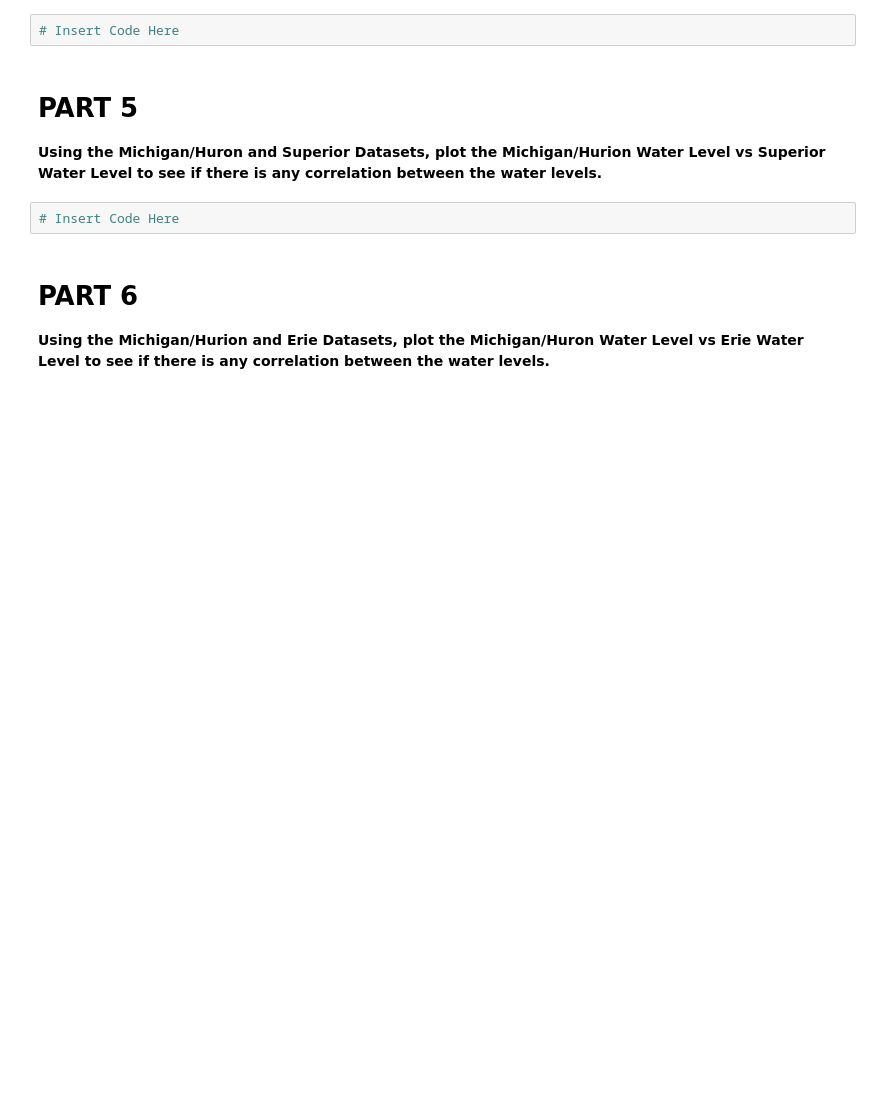
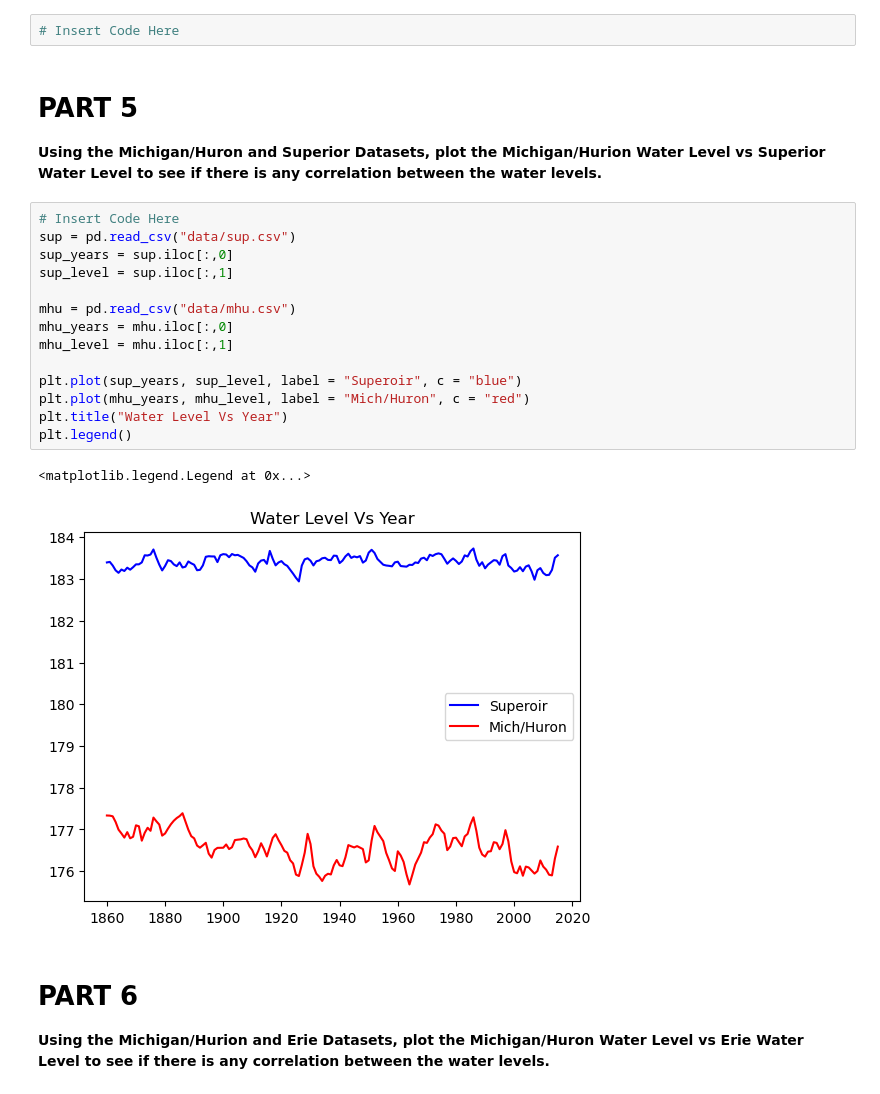
Before and after one commit to ChrSch6767/CMSE202_Git_Started, a Jupyter notebook: Great_Lakes_and_Grand_River.ipynb, the cells around one changed output. Drawn from its saved outputs; the diff is of its cells as text; blank space fills up the shorter version.

```diff
--- a/Great_Lakes_and_Grand_River.ipynb
+++ b/Great_Lakes_and_Grand_River.ipynb
@@ -63,8 +63,23 @@ Text(0.5, 1.0, 'Lake Superior: Water Level Vs Year')
 # PART 5
 
 **Using the Michigan/Huron and Superior Datasets, plot the Michigan/Hurion Water Level vs Superior Water Level to see if there is any correlation between the water levels.**
-# %%
-# Insert Code Here
+# %%
+# Insert Code Here
+sup = pd.read_csv("data/sup.csv")
+sup_years = sup.iloc[:,0]
+sup_level = sup.iloc[:,1]
+
+mhu = pd.read_csv("data/mhu.csv")
+mhu_years = mhu.iloc[:,0]
+mhu_level = mhu.iloc[:,1]
+
+plt.plot(sup_years, sup_level, label = "Superoir", c = "blue")
+plt.plot(mhu_years, mhu_level, label = "Mich/Huron", c = "red")
+plt.title("Water Level Vs Year")
+plt.legend()
+# %% [output]
+<matplotlib.legend.Legend at 0x...>
+[figure, added]
 # %% [markdown]
 # PART 6
 
```
